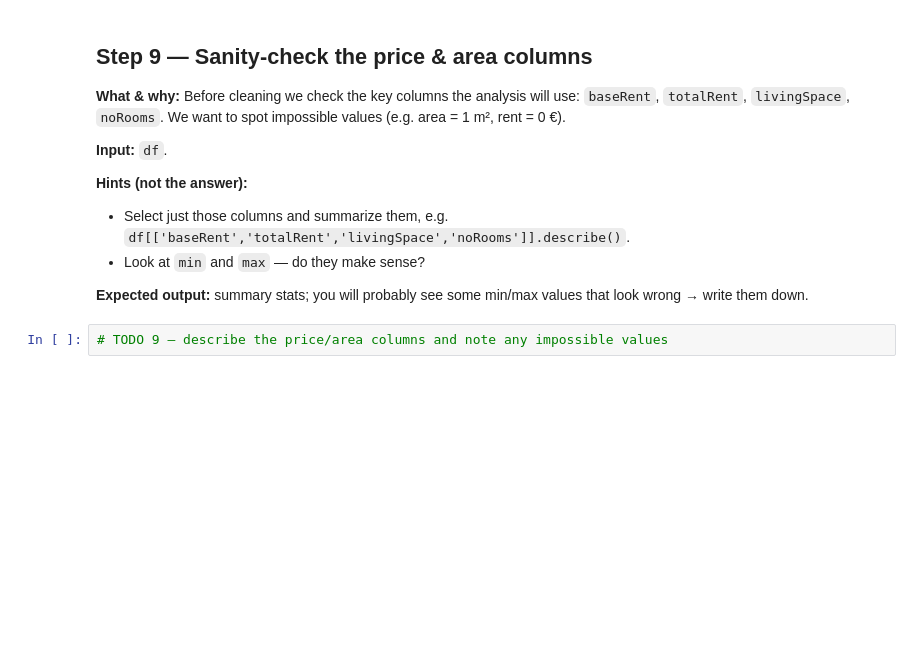
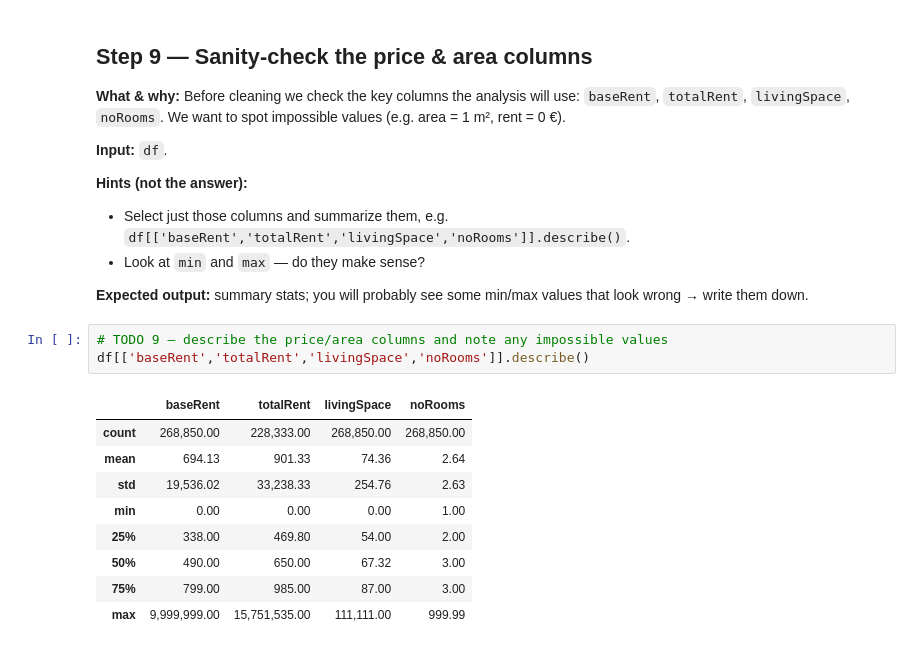
Before and after one commit to Senda-Nasr/germany-housing-market-analysis, a Jupyter notebook: notebooks/01_explore_data.ipynb, the cells around one changed output. Cells and saved outputs as stored; diff of their text form; blank space fills up the shorter version.

```diff
--- a/notebooks/01_explore_data.ipynb
+++ b/notebooks/01_explore_data.ipynb
@@ -143,6 +392,17 @@ print(pd.__version__)
 **Expected output:** summary stats; you will probably see some min/max values that look wrong → write them down.
 # %%
 # TODO 9 — describe the price/area columns and note any impossible values
+df[['baseRent','totalRent','livingSpace','noRooms']].describe()
+# %% [output]
+|  | baseRent | totalRent | livingSpace | noRooms |
+| count | 268,850.00 | 228,333.00 | 268,850.00 | 268,850.00 |
+| mean | 694.13 | 901.33 | 74.36 | 2.64 |
+| std | 19,536.02 | 33,238.33 | 254.76 | 2.63 |
+| min | 0.00 | 0.00 | 0.00 | 1.00 |
+| 25% | 338.00 | 469.80 | 54.00 | 2.00 |
+| 50% | 490.00 | 650.00 | 67.32 | 3.00 |
+| 75% | 799.00 | 985.00 | 87.00 | 3.00 |
+| max | 9,999,999.00 | 15,751,535.00 | 111,111.00 | 999.99 |
 # %% [markdown]
 ## ✍️ Step 10 — Record what you found
 
```
Also changed, not shown: parts of 11 cells of this notebook.
